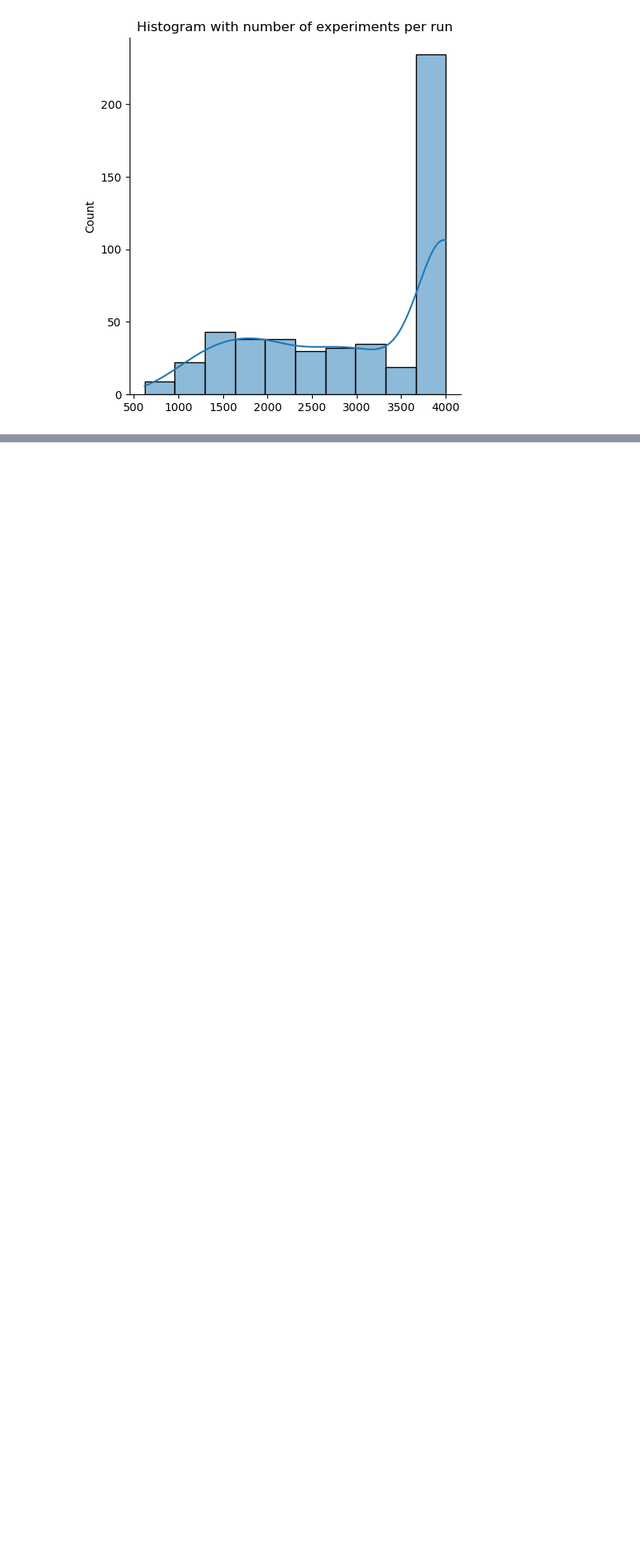
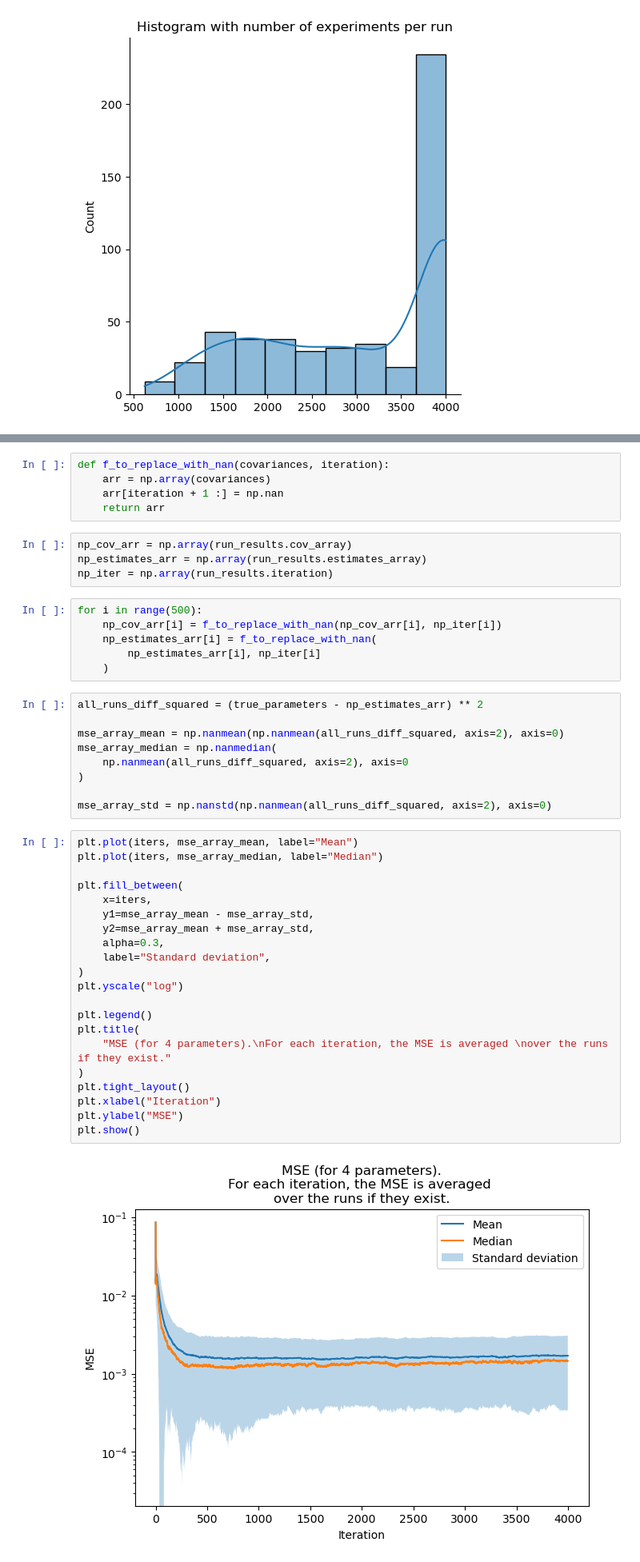
Before and after one commit to Rumoa/qll_qdots, a Jupyter notebook: data_analysis/data_analysis.ipynb, the cells around one changed output, grey strips where cells are left out. Shown at 80% size. Drawn from its saved outputs; the diff is of its cells as text; blank space fills up the shorter version.

Commit message:
We plot covariance and mse vs iteration number

```diff
--- a/data_analysis/data_analysis.ipynb
+++ b/data_analysis/data_analysis.ipynb
@@ -153,0 +158,47 @@ plt.show()
+# %%
+def f_to_replace_with_nan(covariances, iteration):
+    arr = np.array(covariances)
+    arr[iteration + 1 :] = np.nan
+    return arr
+# %%
+np_cov_arr = np.array(run_results.cov_array)
+np_estimates_arr = np.array(run_results.estimates_array)
+np_iter = np.array(run_results.iteration)
+# %%
+for i in range(500):
+    np_cov_arr[i] = f_to_replace_with_nan(np_cov_arr[i], np_iter[i])
+    np_estimates_arr[i] = f_to_replace_with_nan(
+        np_estimates_arr[i], np_iter[i]
+    )
+# %%
+all_runs_diff_squared = (true_parameters - np_estimates_arr) ** 2
+
+mse_array_mean = np.nanmean(np.nanmean(all_runs_diff_squared, axis=2), axis=0)
+mse_array_median = np.nanmedian(
+    np.nanmean(all_runs_diff_squared, axis=2), axis=0
+)
+
+mse_array_std = np.nanstd(np.nanmean(all_runs_diff_squared, axis=2), axis=0)
+# %%
+plt.plot(iters, mse_array_mean, label="Mean")
+plt.plot(iters, mse_array_median, label="Median")
+
+plt.fill_between(
+    x=iters,
+    y1=mse_array_mean - mse_array_std,
+    y2=mse_array_mean + mse_array_std,
+    alpha=0.3,
+    label="Standard deviation",
+)
+plt.yscale("log")
+
+plt.legend()
+plt.title(
+    "MSE (for 4 parameters).\nFor each iteration, the MSE is averaged \nover the runs if they exist."
+)
+plt.tight_layout()
+plt.xlabel("Iteration")
+plt.ylabel("MSE")
+plt.show()
+# %% [output]
+[figure, added]
```
Also changed, not shown: parts of 6 cells of this notebook.
